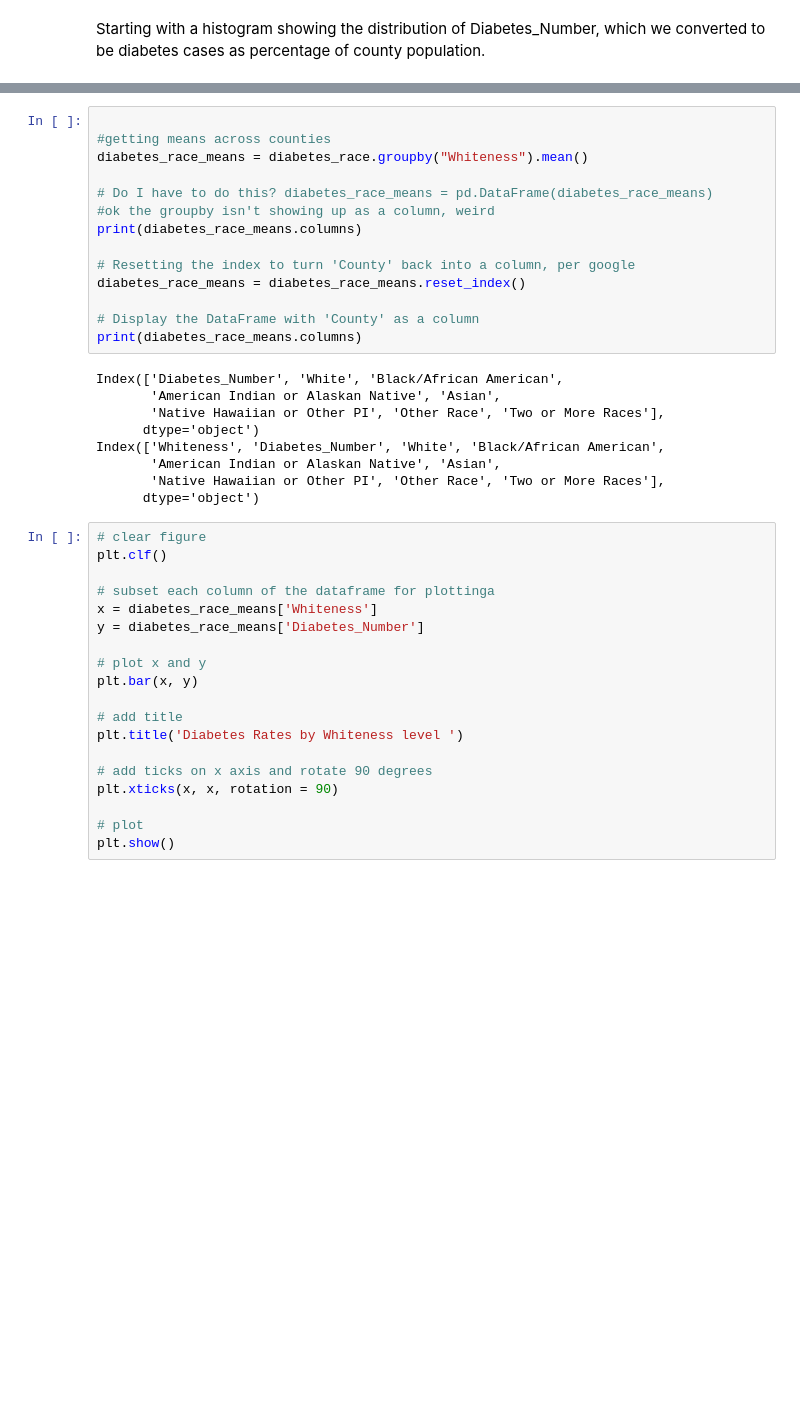
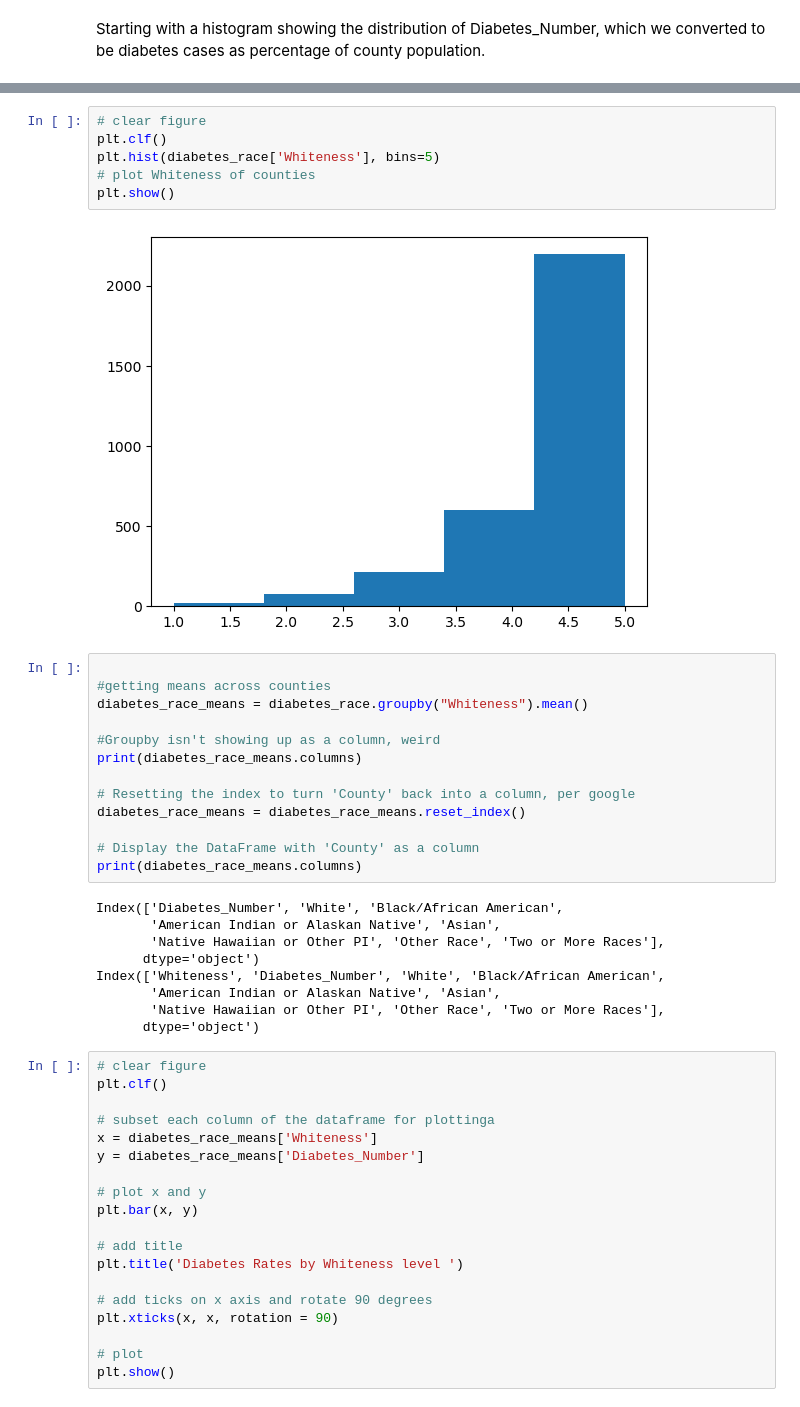
Before and after one commit to nereidagra/Computational-Social-Science-Projects, a Jupyter notebook: Project 2/Project 2 Students.ipynb, the cells around one changed output, grey strips where cells are left out. Cells and saved outputs as stored; diff of their text form; blank space fills up the shorter version.

```diff
--- a/Project 2/Project 2 Students.ipynb
+++ b/Project 2/Project 2 Students.ipynb
@@ -504,10 +507,17 @@ See the caveats in the documentation: https://pandas.pydata.org/pandas-docs/stab
+# %%
+# clear figure
+plt.clf()
+plt.hist(diabetes_race['Whiteness'], bins=5)
+# plot Whiteness of counties
+plt.show()
+# %% [output]
+[figure, added]
 # %%
 
 #getting means across counties
 diabetes_race_means = diabetes_race.groupby("Whiteness").mean()
 
-# Do I have to do this? diabetes_race_means = pd.DataFrame(diabetes_race_means)
-#ok the groupby isn't showing up as a column, weird
+#Groupby isn't showing up as a column, weird
 print(diabetes_race_means.columns)
 
 # Resetting the index to turn 'County' back into a column, per google
```
Also changed, not shown: parts of 7 cells of this notebook.
